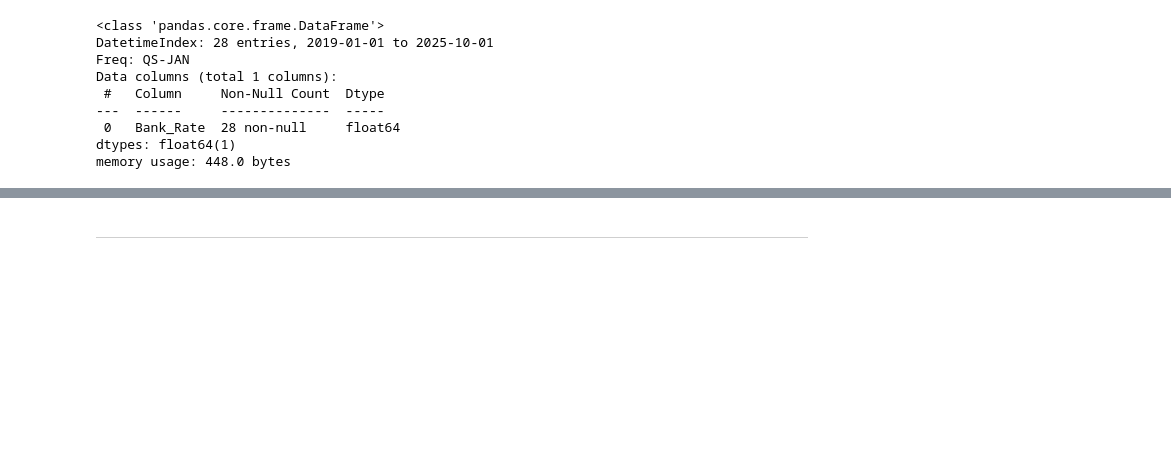
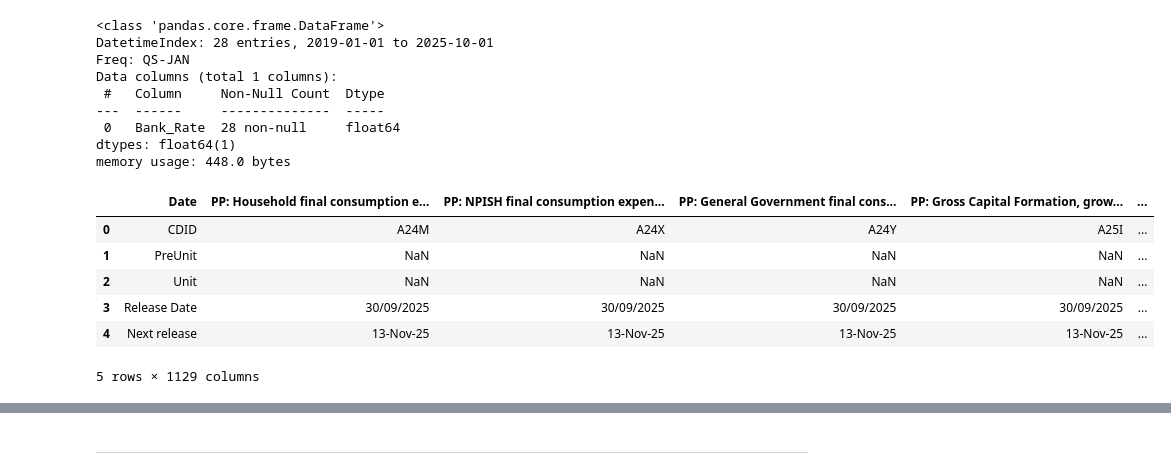
Before and after one commit to funmiafola/UK_MonetaryPolicy_2019, a Jupyter notebook: jupyter_notebooks/ETL.ipynb, the cells around one changed output, grey strips where cells are left out. Drawn from its saved outputs; the diff is of its cells as text; code cells hidden in the pictures; blank space fills up the shorter version.

```diff
--- a/jupyter_notebooks/ETL.ipynb
+++ b/jupyter_notebooks/ETL.ipynb
@@ -293,3 +318,15 @@ memory usage: 448.0 bytes
 # %%
 # saved the cleaned Bank Rate data to a new CSV file, for further analysis
 boe_rate_cleaned = boe_rate_filtered.to_csv('boe_rate_cleaned.csv', index=True)
+# %%
+# Loading GDP data
+gdp = pd.read_csv('../Dataset/Raw/GDP.csv')
+gdp.head(5)
+# %% [output]
+|  | Date | PP: Household final consumption e... | PP: NPISH final consumption expen... | PP: General Government final cons... | PP: Gross Capital Formation, grow... | ... |
+| 0 | CDID | A24M | A24X | A24Y | A25I | ... |
+| 1 | PreUnit | NaN | NaN | NaN | NaN | ... |
+| 2 | Unit | NaN | NaN | NaN | NaN | ... |
+| 3 | Release Date | 30/09/2025 | 30/09/2025 | 30/09/2025 | 30/09/2025 | ... |
+| 4 | Next release | 13-Nov-25 | 13-Nov-25 | 13-Nov-25 | 13-Nov-25 | ... |
+5 rows × 1129 columns
```
Also changed, not shown: parts of 22 cells of this notebook, 5 other files.
